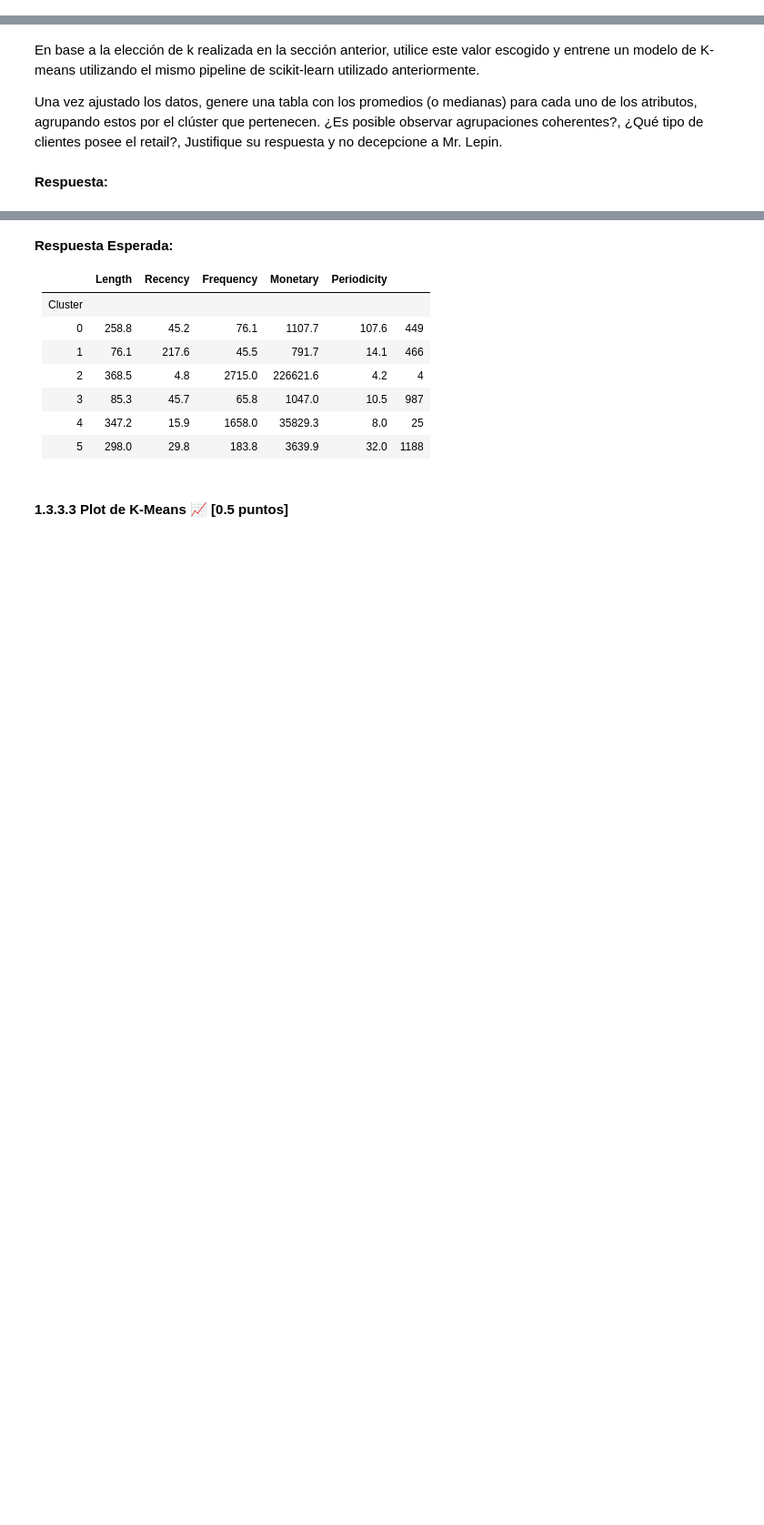
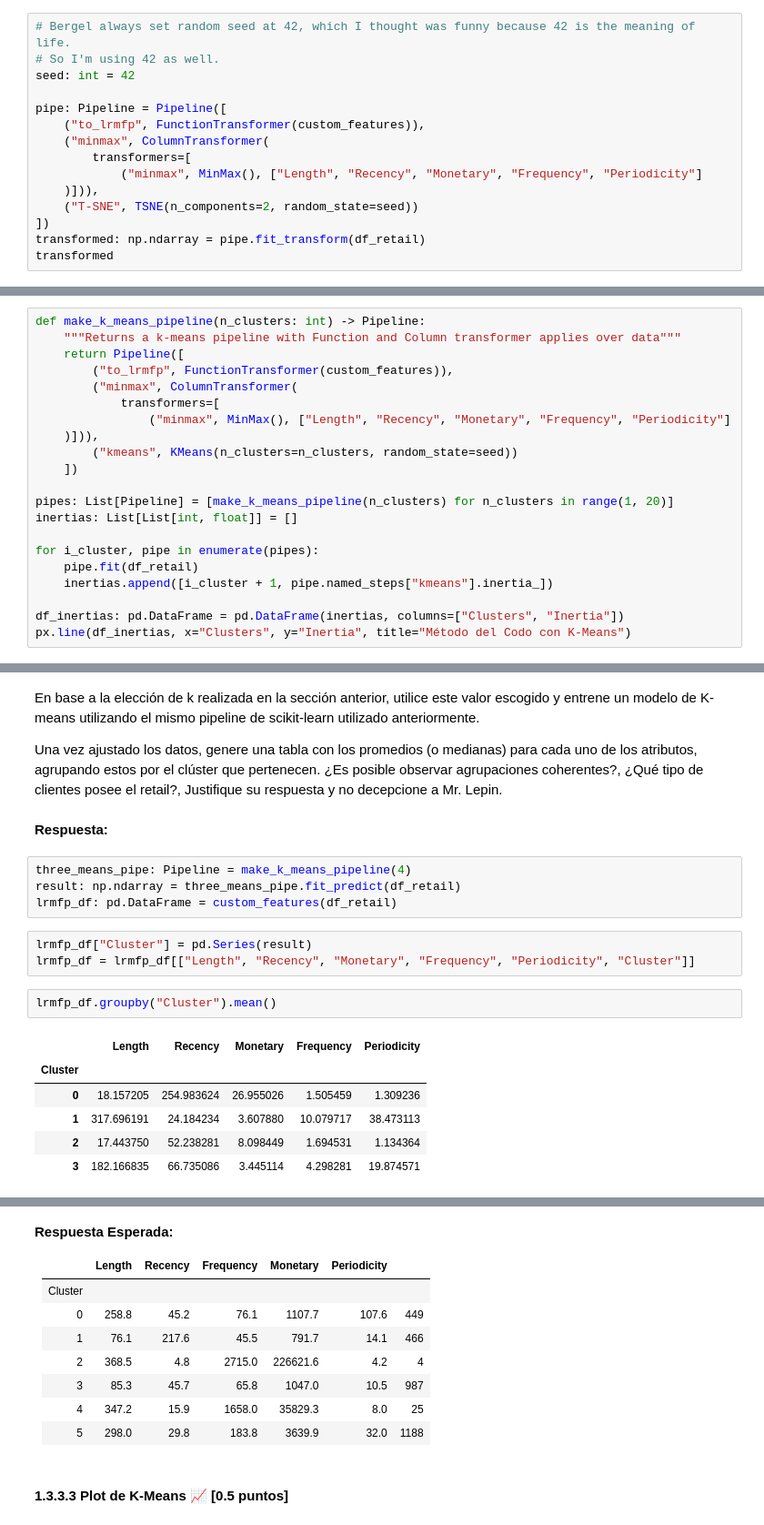
Before and after one commit to Keviinplz/MDS7202-1, a Jupyter notebook: labs/lab6/Laboratorio6_Enunciado.ipynb, the cells around one changed output, grey strips where cells are left out. Shown at 91% size. Drawn from its saved outputs; the diff is of its cells as text; blank space fills up the shorter version.

```diff
--- a/labs/lab6/Laboratorio6_Enunciado.ipynb
+++ b/labs/lab6/Laboratorio6_Enunciado.ipynb
@@ -280,3 +306,18 @@ Configure un pipeline utilizando el algoritmo `T-SNE` sobre los datos **LRMFP**,
 Tras aplicar las transformaciones sobre el dataset **LRMFP**, gráfique las componentes obtenidas en la reducción de dimensionalidad.
 # %% [markdown]
 **Respuesta:**
+# %%
+# Bergel always set random seed at 42, which I thought was funny because 42 is the meaning of life.
+# So I'm using 42 as well.
+seed: int = 42
+
+pipe: Pipeline = Pipeline([
+    ("to_lrmfp", FunctionTransformer(custom_features)),
+    ("minmax", ColumnTransformer(
+        transformers=[
+            ("minmax", MinMax(), ["Length", "Recency", "Monetary", "Frequency", "Periodicity"]
+    )])),
+    ("T-SNE", TSNE(n_components=2, random_state=seed))
+])
+transformed: np.ndarray = pipe.fit_transform(df_retail)
+transformed
@@ -290,3 +354,24 @@ Utilizando la clase creada para escalamiento, aplique el método del codo para v
 A través del grafico obtenido, comente y justifique que valor de k escogería para realizar el k-means.
 # %% [markdown]
 **Respuesta:**
+# %%
+def make_k_means_pipeline(n_clusters: int) -> Pipeline:
+    """Returns a k-means pipeline with Function and Column transformer applies over data"""
+    return Pipeline([
+        ("to_lrmfp", FunctionTransformer(custom_features)),
+        ("minmax", ColumnTransformer(
+            transformers=[
+                ("minmax", MinMax(), ["Length", "Recency", "Monetary", "Frequency", "Periodicity"]
+    )])),
+        ("kmeans", KMeans(n_clusters=n_clusters, random_state=seed))
+    ])
+
+pipes: List[Pipeline] = [make_k_means_pipeline(n_clusters) for n_clusters in range(1, 20)]
+inertias: List[List[int, float]] = []
+
+for i_cluster, pipe in enumerate(pipes):
+    pipe.fit(df_retail)
+    inertias.append([i_cluster + 1, pipe.named_steps["kmeans"].inertia_])
+
+df_inertias: pd.DataFrame = pd.DataFrame(inertias, columns=["Clusters", "Inertia"])
+px.line(df_inertias, x="Clusters", y="Inertia", title="Método del Codo con K-Means")
@@ -298,3 +385,19 @@ En base a la elección de k realizada en la sección anterior, utilice este valo
 Una vez ajustado los datos, genere una tabla con los promedios (o medianas) para cada uno de los atributos, agrupando estos por el clúster que pertenecen. ¿Es posible observar agrupaciones coherentes?, ¿Qué tipo de clientes posee el retail?, Justifique su respuesta y no decepcione a Mr. Lepin.
 # %% [markdown]
 **Respuesta:**
+# %%
+three_means_pipe: Pipeline = make_k_means_pipeline(4)
+result: np.ndarray = three_means_pipe.fit_predict(df_retail)
+lrmfp_df: pd.DataFrame = custom_features(df_retail)
+# %%
+lrmfp_df["Cluster"] = pd.Series(result)
+lrmfp_df = lrmfp_df[["Length", "Recency", "Monetary", "Frequency", "Periodicity", "Cluster"]]
+# %%
+lrmfp_df.groupby("Cluster").mean()
+# %% [output]
+|  | Length | Recency | Monetary | Frequency | Periodicity |
+| Cluster |  |  |  |  |  |
+| 0 | 18.157205 | 254.983624 | 26.955026 | 1.505459 | 1.309236 |
+| 1 | 317.696191 | 24.184234 | 3.607880 | 10.079717 | 38.473113 |
+| 2 | 17.443750 | 52.238281 | 8.098449 | 1.694531 | 1.134364 |
+| 3 | 182.166835 | 66.735086 | 3.445114 | 4.298281 | 19.874571 |
```
Also changed, not shown: parts of 16 cells of this notebook.
